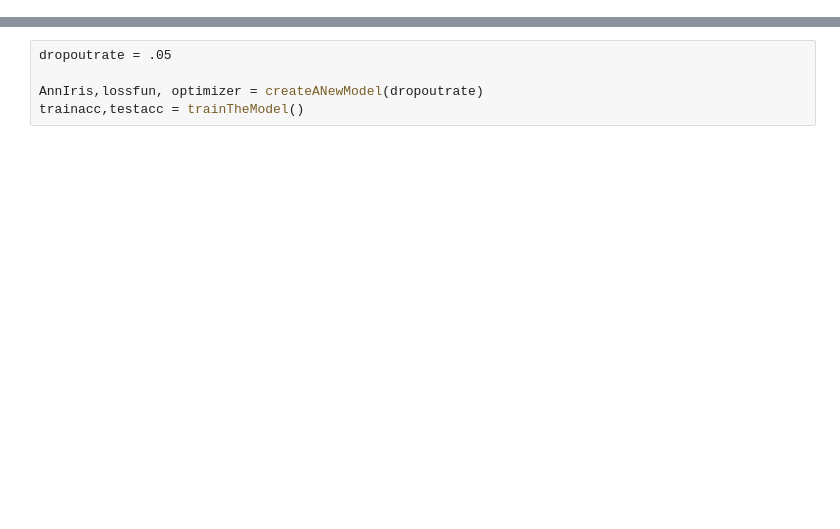
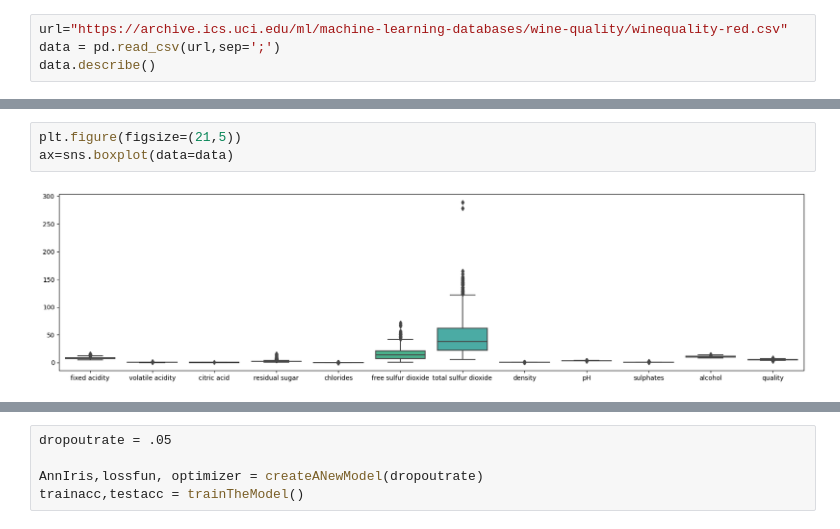
Before and after one commit to batra-ayush/PyTorch-Examples, a Jupyter notebook: WineDataset.ipynb, the cells around one changed output, grey strips where cells are left out. Saved outputs shown, nothing was run; the diff lists cells and outputs as text; blank space fills up the shorter version.

```diff
--- a/WineDataset.ipynb
+++ b/WineDataset.ipynb
@@ -50,0 +15,4 @@ test_loader  = DataLoader(test_data)
+# %%
+url="https://archive.ics.uci.edu/ml/machine-learning-databases/wine-quality/winequality-red.csv"
+data = pd.read_csv(url,sep=';')
+data.describe()
@@ -50,0 +47,5 @@ test_loader  = DataLoader(test_data)
+# %%
+plt.figure(figsize=(21,5))
+ax=sns.boxplot(data=data)
+# %% [output]
+[figure, added]
```
Also changed, not shown: parts of 30 cells of this notebook.
